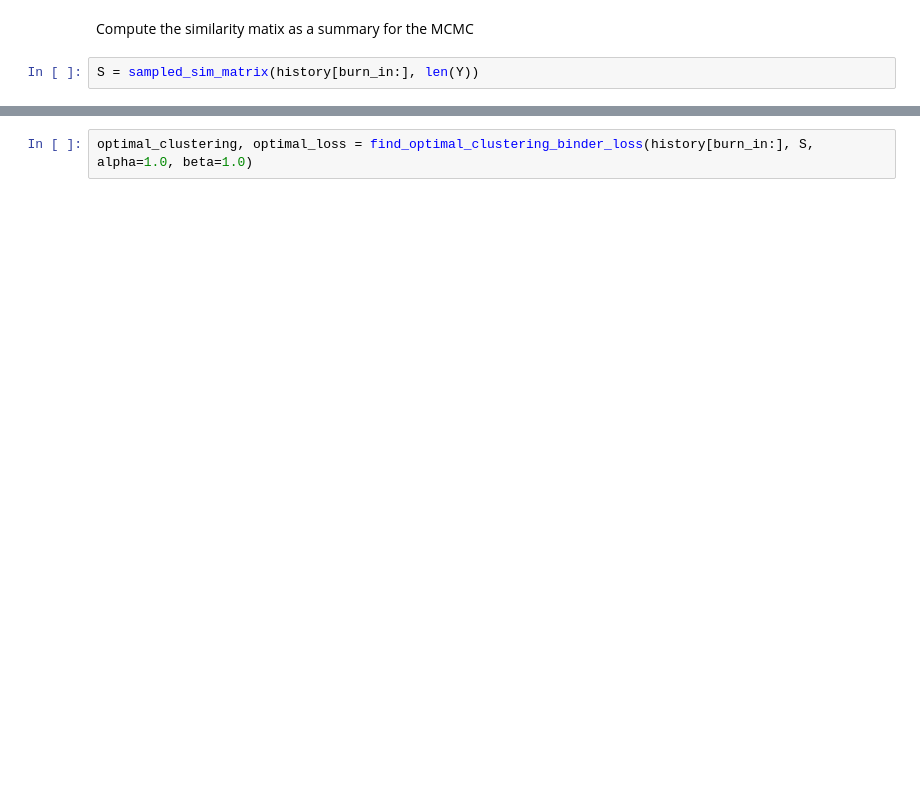
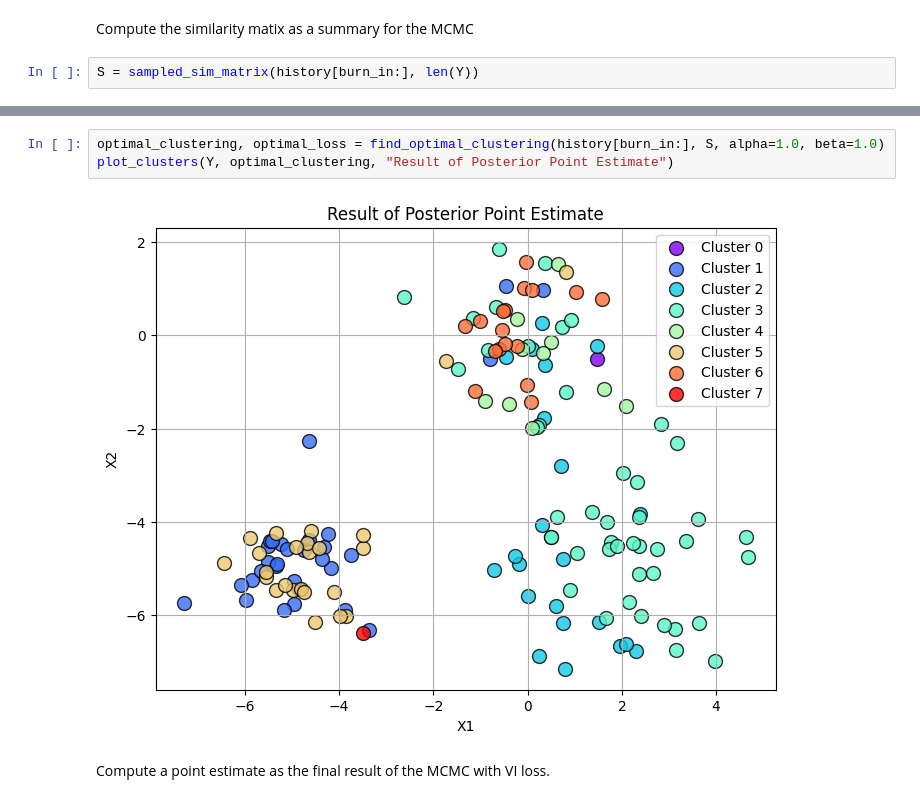
Before and after one commit to Samuele-Caccavelli/bayesian_statistics_project, a Jupyter notebook: notebooks/jupyter/neal_algorithm3.ipynb, the cells around one changed output, grey strips where cells are left out. Cells and saved outputs as stored; diff of their text form; blank space fills up the shorter version.

```diff
--- a/notebooks/jupyter/neal_algorithm3.ipynb
+++ b/notebooks/jupyter/neal_algorithm3.ipynb
@@ -99,3 +133,8 @@ Compute a point estimate as the final result of the MCMC.
 # %%
-optimal_clustering, optimal_loss = find_optimal_clustering_binder_loss(history[burn_in:], S, alpha=1.0, beta=1.0)
+optimal_clustering, optimal_loss = find_optimal_clustering(history[burn_in:], S, alpha=1.0, beta=1.0)
+plot_clusters(Y, optimal_clustering, "Result of Posterior Point Estimate")
+# %% [output]
+[figure, added]
+# %% [markdown]
+Compute a point estimate as the final result of the MCMC with VI loss.
 # %%
```
Also changed, not shown: parts of 6 cells of this notebook, 5 other files.
